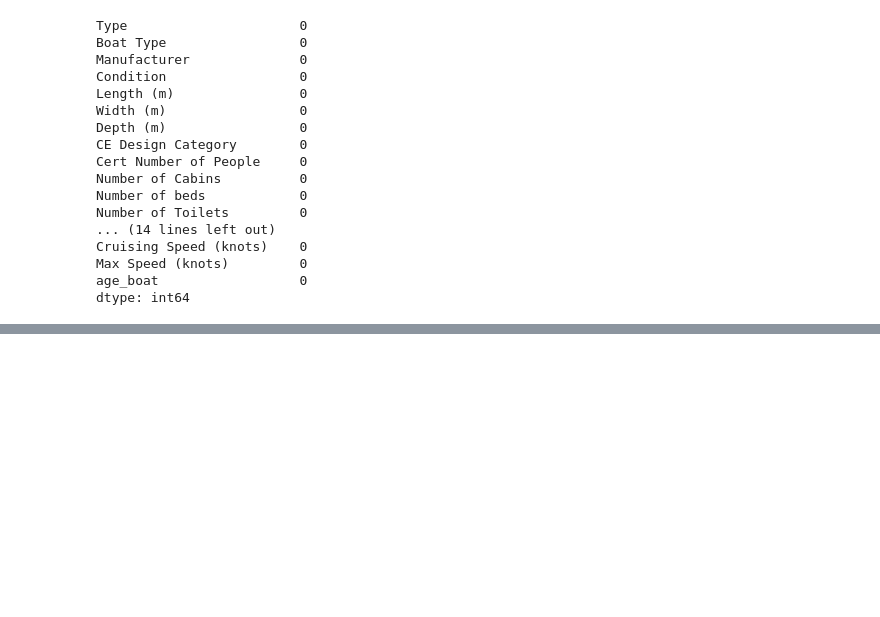
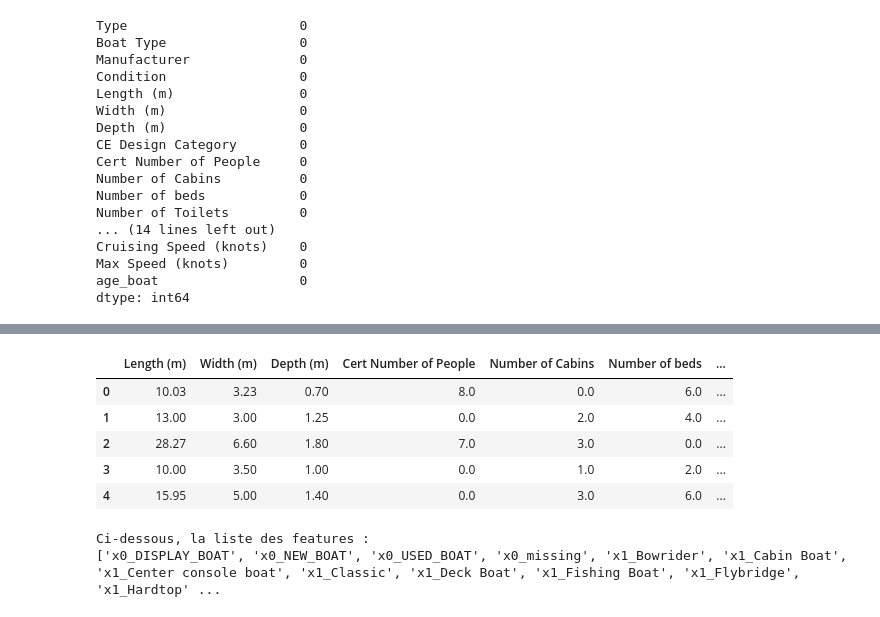
Before and after one commit to guillaumeovf/CarLoanDefault, a Jupyter notebook: Boat_Price.ipynb, the cells around one changed output, grey strips where cells are left out. Drawn from its saved outputs; the diff is of its cells as text; code cells hidden in the pictures; blank space fills up the shorter version.

```diff
--- a/Boat_Price.ipynb
+++ b/Boat_Price.ipynb
@@ -1530,3 +1530,13 @@ Cruising Speed (knots)    0
 Max Speed (knots)         0
 age_boat                  0
 dtype: int64
+# %%
+from sklearn.preprocessing import OneHotEncoder# creating instance of one-hot-encoder
+# On affiche pour rappel, la liste des variables catégorielles
+col_categoricals = [col for col in train.columns if train[col].dtype=='O']
+
+print(f"Voici la liste des features à encoder :\n{col_categoricals}")
+
+# Il faut identifier les variables
+for col in col_categoricals :
+    print(f"La variable {col} contient {train[col].nunique()} modalités")
@@ -1532,0 +1554,32 @@ dtype: int64
+# %%
+# On identifie les colonnes déjà en numérique, pour regrouper les données ensemble après
+col_numericals = [col for col in train.columns if col not in col_categoricals]
+
+enc = OneHotEncoder(handle_unknown='ignore') # On définie le One Hot Encoder, différentes options sont possibles comme retirer une modalité
+                                             # pour chaque variable catégorielle avant d'éviter les problèmes de multicollinéarité
+                                             # (ex : pour régression linéaire)
+
+# On stock les résultats de l'encoding dans une table
+enc_df = pd.DataFrame(enc.fit_transform(train[col_categoricals]).toarray())
+
+# Que l'on merge ensuite avec nos données catégorielles
+train = train[col_numericals].join(enc_df)
+
+# Vous constatez que les variables sont encodées mais qu'il est difficile de savoir quelle est la feature originel
+train.head()
+# %% [output]
+|  | Length (m) | Width (m) | Depth (m) | Cert Number of People | Number of Cabins | Number of beds | ... |
+| 0 | 10.03 | 3.23 | 0.70 | 8.0 | 0.0 | 6.0 | ... |
+| 1 | 13.00 | 3.00 | 1.25 | 0.0 | 2.0 | 4.0 | ... |
+| 2 | 28.27 | 6.60 | 1.80 | 7.0 | 3.0 | 0.0 | ... |
+| 3 | 10.00 | 3.50 | 1.00 | 0.0 | 1.0 | 2.0 | ... |
+| 4 | 15.95 | 5.00 | 1.40 | 0.0 | 3.0 | 6.0 | ... |
+# %%
+# vous pouvez accéder aux noms de vos nouvelles features avec une méthode dédié de votre encodeur
+encname = enc.get_feature_names().tolist()
+
+# x0 = votre première variable donc 'Tpye', et ainsi de suite
+print(f"Ci-dessous, la liste des features : \n{encname}")
+# %% [output]
+Ci-dessous, la liste des features :
+['x0_DISPLAY_BOAT', 'x0_NEW_BOAT', 'x0_USED_BOAT', 'x0_missing', 'x1_Bowrider', 'x1_Cabin Boat', 'x1_Center console boat', 'x1_Classic', 'x1_Deck Boat', 'x1_Fishing Boat', 'x1_Flybridge', 'x1_Hardtop' ...
```
Also changed, not shown: parts of 5 cells of this notebook.
